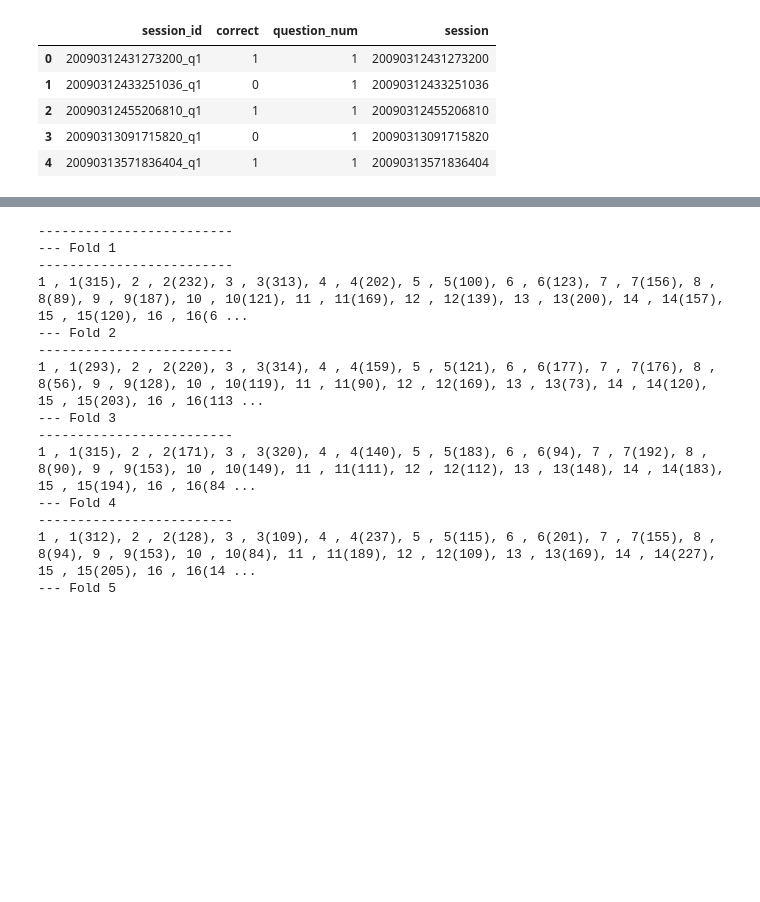
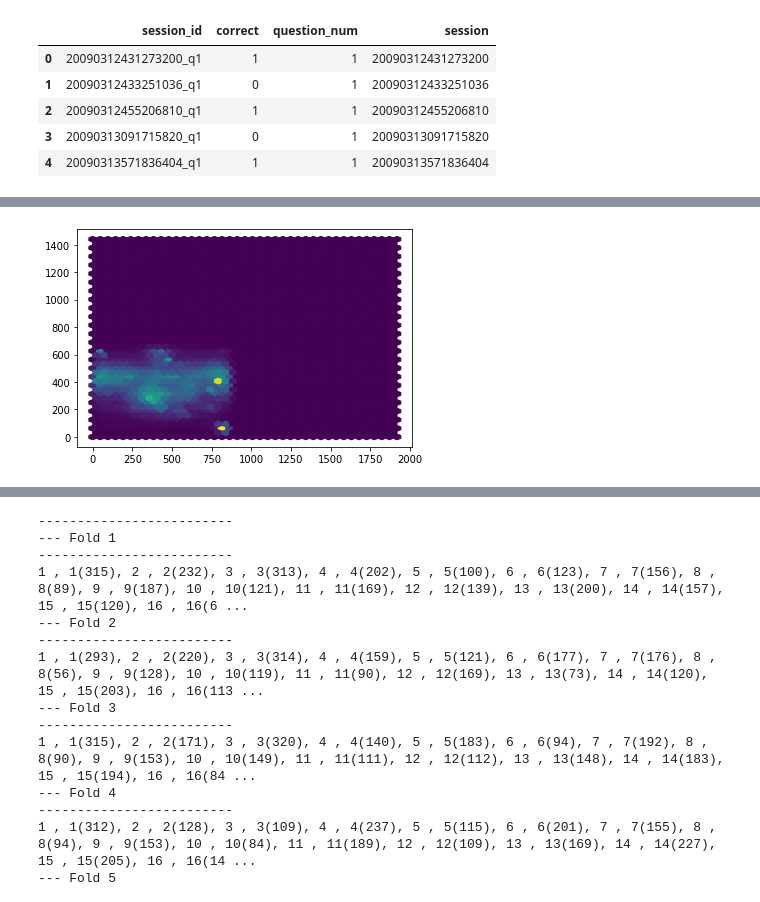
Before and after one commit to sitsawek/predict_student_performance_from_game_play, a Jupyter notebook: predict-student-performance-from-game-play.ipynb, the cells around one changed output, grey strips where cells are left out. Cells and saved outputs as stored; diff of their text form; code cells hidden in the pictures; blank space fills up the shorter version.

```diff
--- a/predict-student-performance-from-game-play.ipynb
+++ b/predict-student-performance-from-game-play.ipynb
@@ -384,0 +443,7 @@ Shape of all train data after feature engineering: (70686, 8)
+# %%
+x = df_train_resize['screen_coor_x']
+y = df_train_resize['screen_coor_y']
+plt.hexbin(x, y, gridsize=40)
+plt.show()
+# %% [output]
+[figure, added]
```
Also changed, not shown: parts of 12 cells of this notebook.
